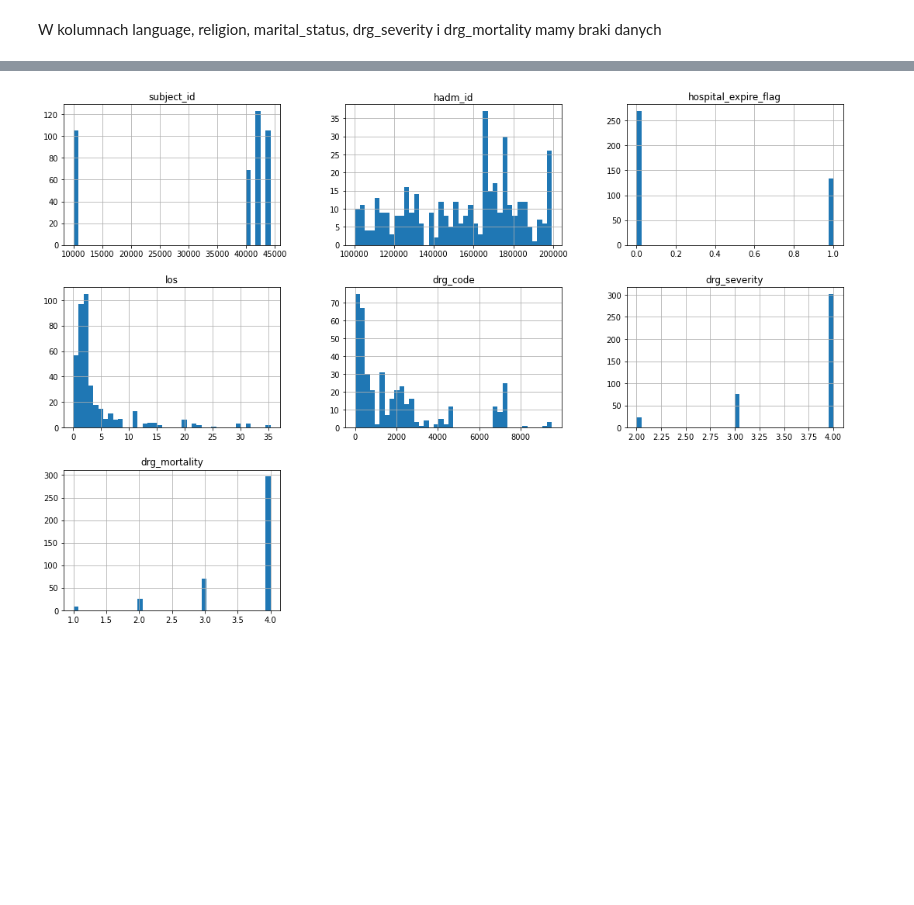
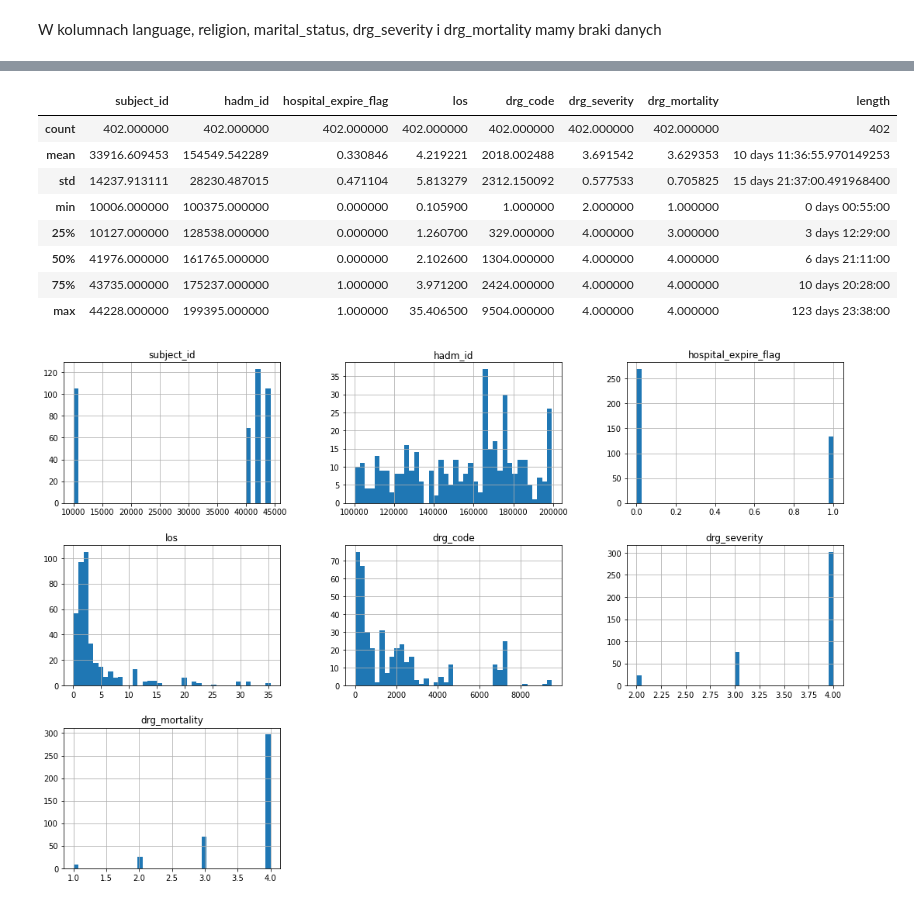
Before and after one commit to okcze/WB2021_projekt, a Jupyter notebook: PD3.ipynb, the cells around one changed output, grey strips where cells are left out. Drawn from its saved outputs; the diff is of its cells as text; code cells hidden in the pictures; blank space fills up the shorter version.

```diff
--- a/PD3.ipynb
+++ b/PD3.ipynb
@@ -95,6 +119,18 @@ enc_df = pd.DataFrame(
 )
 
 enc_df = df.join(enc_df).drop(columns_to_encode, axis = 1)
+# %%
+df.describe()
+# %% [output]
+|  | subject_id | hadm_id | hospital_expire_flag | los | drg_code | drg_severity | drg_mortality | length |
+| count | 402.000000 | 402.000000 | 402.000000 | 402.000000 | 402.000000 | 402.000000 | 402.000000 | 402 |
+| mean | 33916.609453 | 154549.542289 | 0.330846 | 4.219221 | 2018.002488 | 3.691542 | 3.629353 | 10 days 11:36:55.970149253 |
+| std | 14237.913111 | 28230.487015 | 0.471104 | 5.813279 | 2312.150092 | 0.577533 | 0.705825 | 15 days 21:37:00.491968400 |
+| min | 10006.000000 | 100375.000000 | 0.000000 | 0.105900 | 1.000000 | 2.000000 | 1.000000 | 0 days 00:55:00 |
+| 25% | 10127.000000 | 128538.000000 | 0.000000 | 1.260700 | 329.000000 | 4.000000 | 3.000000 | 3 days 12:29:00 |
+| 50% | 41976.000000 | 161765.000000 | 0.000000 | 2.102600 | 1304.000000 | 4.000000 | 4.000000 | 6 days 21:11:00 |
+| 75% | 43735.000000 | 175237.000000 | 1.000000 | 3.971200 | 2424.000000 | 4.000000 | 4.000000 | 10 days 20:28:00 |
+| max | 44228.000000 | 199395.000000 | 1.000000 | 35.406500 | 9504.000000 | 4.000000 | 4.000000 | 123 days 23:38:00 |
 # %%
 df.hist(bins = 40, figsize=(18, 12))
 
```
Also changed, not shown: parts of 1 cell of this notebook.
